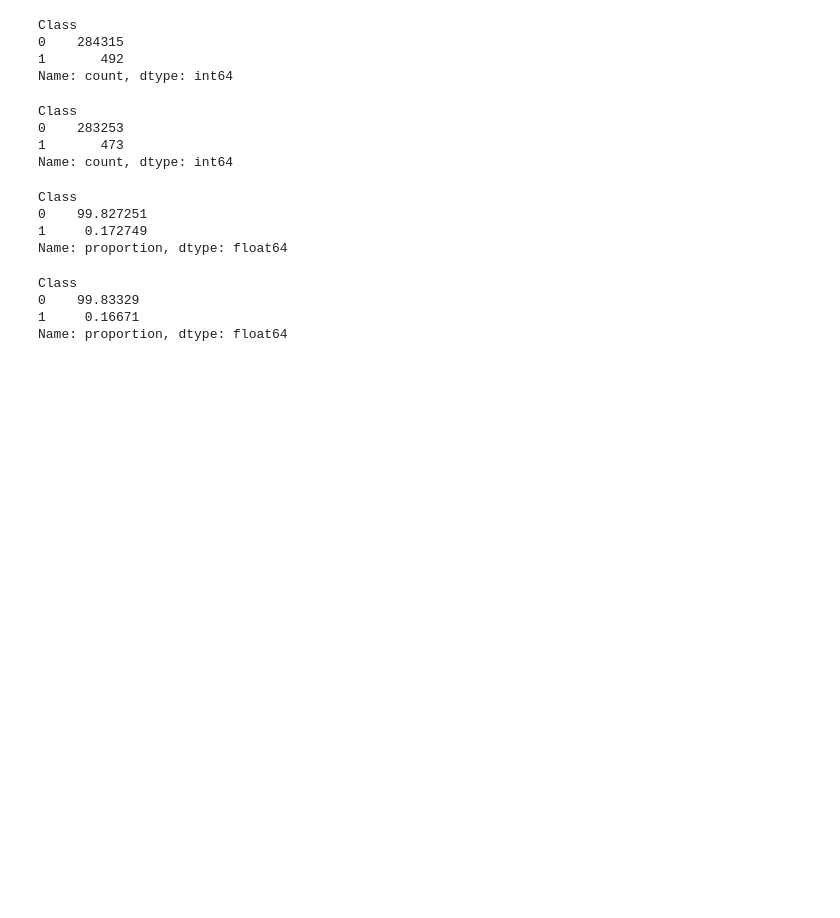
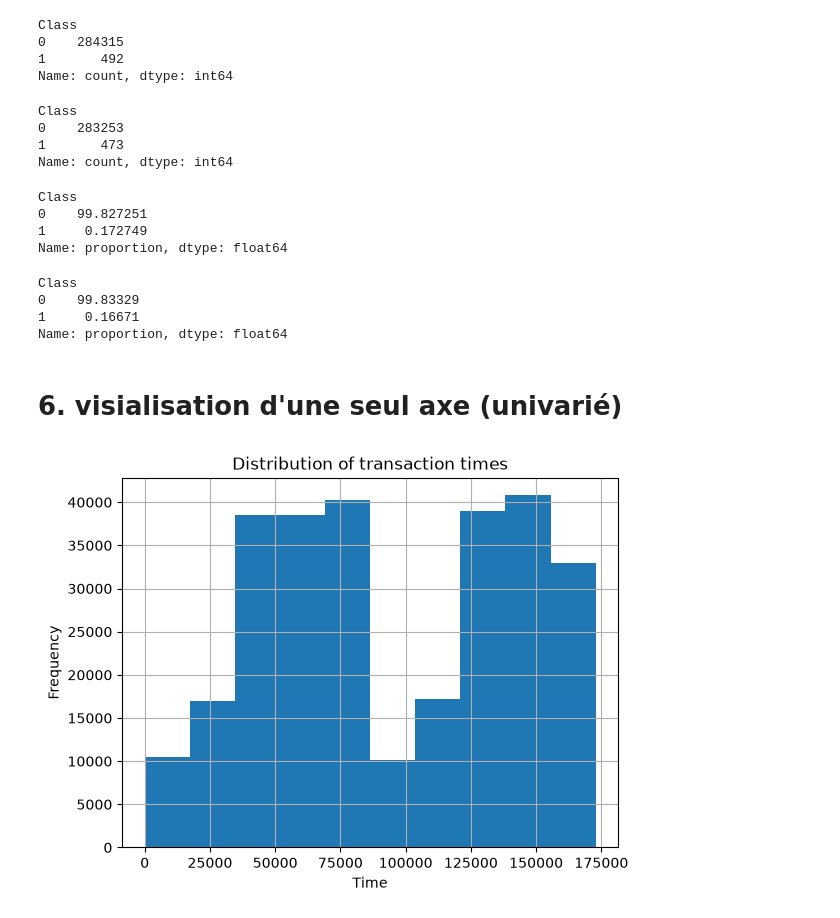
Before and after one commit to safasaaidi/fraud-detection, a Jupyter notebook: notebooks/01_exploration.ipynb, the cells around one changed output. Drawn from its saved outputs; the diff is of its cells as text; code cells hidden in the pictures; blank space fills up the shorter version.

```diff
--- a/notebooks/01_exploration.ipynb
+++ b/notebooks/01_exploration.ipynb
@@ -248,3 +248,13 @@ Class
 0    99.83329
 1     0.16671
 Name: proportion, dtype: float64
+# %% [markdown]
+# 6. visialisation d'une seul axe (univarié)
+# %%
+df["Time"].hist(bins=10)
+plt.xlabel("Time")
+plt.ylabel("Frequency")
+plt.title("Distribution of transaction times")
+plt.show()
+# %% [output]
+[figure, added]
```
Also changed, not shown: parts of 24 cells of this notebook.
